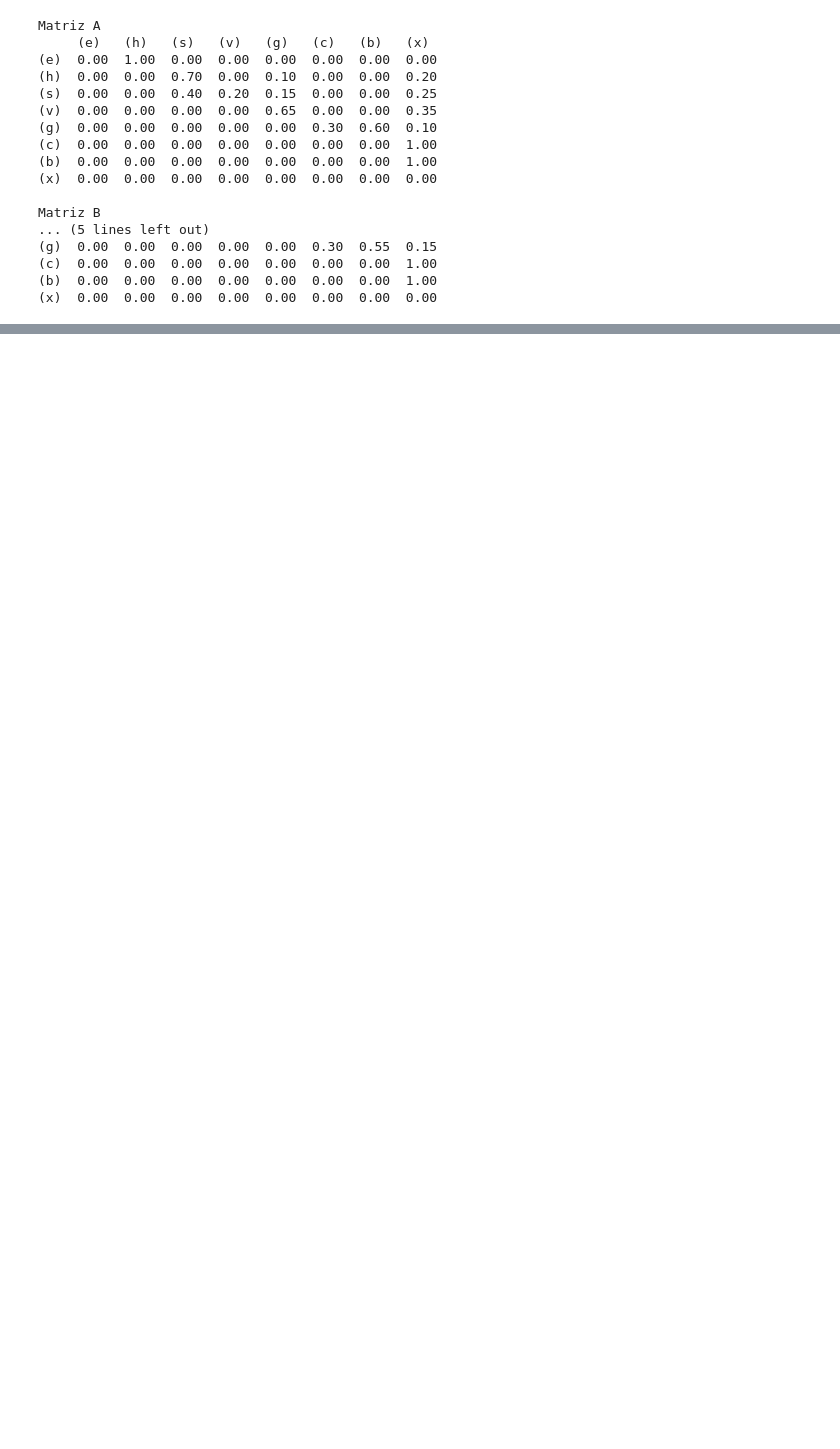
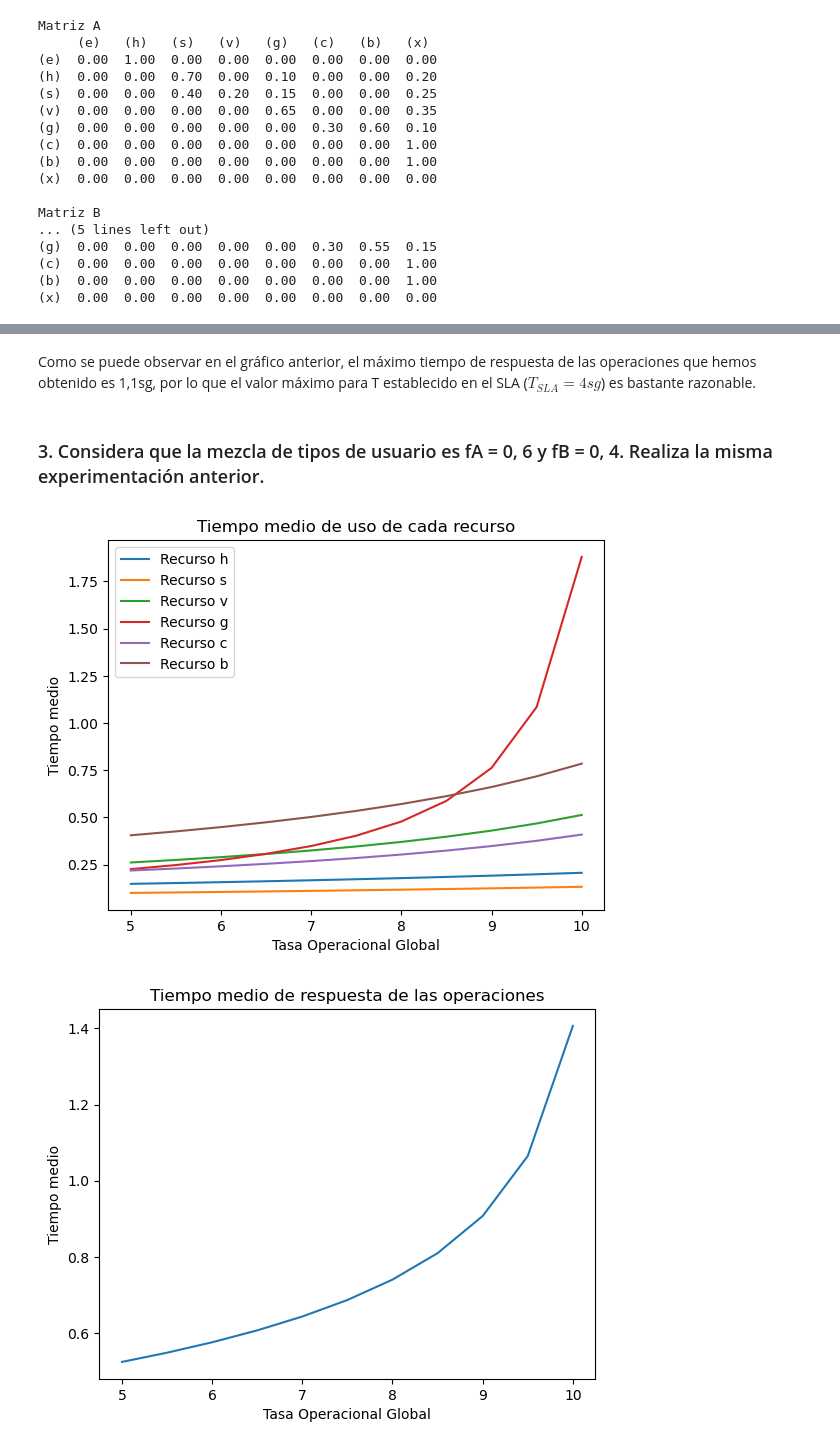
Before and after one commit to XMG2/Simulacion_Prestaciones_Web, a Jupyter notebook: base.ipynb, the cells around one changed output, grey strips where cells are left out. Saved outputs shown, nothing was run; the diff lists cells and outputs as text; code cells hidden in the pictures; blank space fills up the shorter version.

```diff
--- a/base.ipynb
+++ b/base.ipynb
@@ -126,0 +259,58 @@ utils.cal_tiempo_res_op(D[:, 0], tasas, N)
+# %% [markdown]
+Como se puede observar en el gráfico anterior, el máximo tiempo de respuesta de las operaciones que hemos obtenido es 1,1sg, por lo que el valor máximo para T establecido en el SLA ($T_{SLA} = 4sg$) es bastante razonable.
+# %% [markdown]
+### 3. Considera que la mezcla de tipos de usuario es fA = 0, 6 y fB = 0, 4. Realiza la misma experimentación anterior.
+# %%
+f_a = 0.6
+f_b = 0.4
+
+def calcular_tr_t_base_tasa_global(D, N, v_a, v_b, f_a, f_b):
+    tasa_op_global = 4.5
+    u_max = 0
+    tasas_list = []
+    u_list = []
+    T_r = []
+    tiempo_medio_res = []
+    while u_max < 0.9:
+        tasa_op_global += 0.5
+        tasas = utils.calcular_tasa_operaciones_por_estado(tasa_op_global, v_a, v_b, f_a, f_b)
+        u = [0] * len(tasas)  # utilizacion de cada recurso
+        for i in range(len(N)):
+            u[i] = utils.calcular_utilizacion_recurso(tasas, D[:, i], N[i])
+        u_max = max(u)
+        tasas_list.append(tasa_op_global)
+        u_list.append(u)
+
+        # Calcular tiempo de residencia de cada estado
+        t_r = utils.calcular_tiempo_respuesta_por_operacion(D, tasas, N)
+        T_r.append(t_r)
+        # Calcular tiempo medio de respuesta de las operaciones
+        tiempo_medio_res.append(np.sum(t_r * tasas) / tasa_op_global)
+    return tasas_list, T_r, tiempo_medio_res
+
+tasas_list, T_r, tiempo_medio_res = calcular_tr_t_base_tasa_global(
+    D, N, v_a, v_b, f_a, f_b
+)
+
+# Tiempo de respuesta para cada operacion (Tr)
+# Array con los nombres recursos: e, h, s, v, g, c, b, x (x es el estado de salida, e es el estado de entrada)
+R = ["h", "s", "v", "g", "c", "b"]
+for i in range(len(R)):
+    plt.plot(tasas_list, [T_r[j][i] for j in range(len(T_r))], label=f"Recurso {R[i]}")
+
+
+plt.title("Tiempo medio de uso de cada recurso")
+plt.xlabel("Tasa Operacional Global")
+plt.ylabel("Tiempo medio")
+plt.legend()
+plt.show()
+
+# T
+plt.plot(tasas_list, tiempo_medio_res)
+plt.title("Tiempo medio de respuesta de las operaciones")
+plt.xlabel("Tasa Operacional Global")
+plt.ylabel("Tiempo medio")
+plt.show()
+# %% [output]
+[figure, added]
+[figure, added]
```
Also changed, not shown: parts of 27 cells of this notebook, 1 other file.
